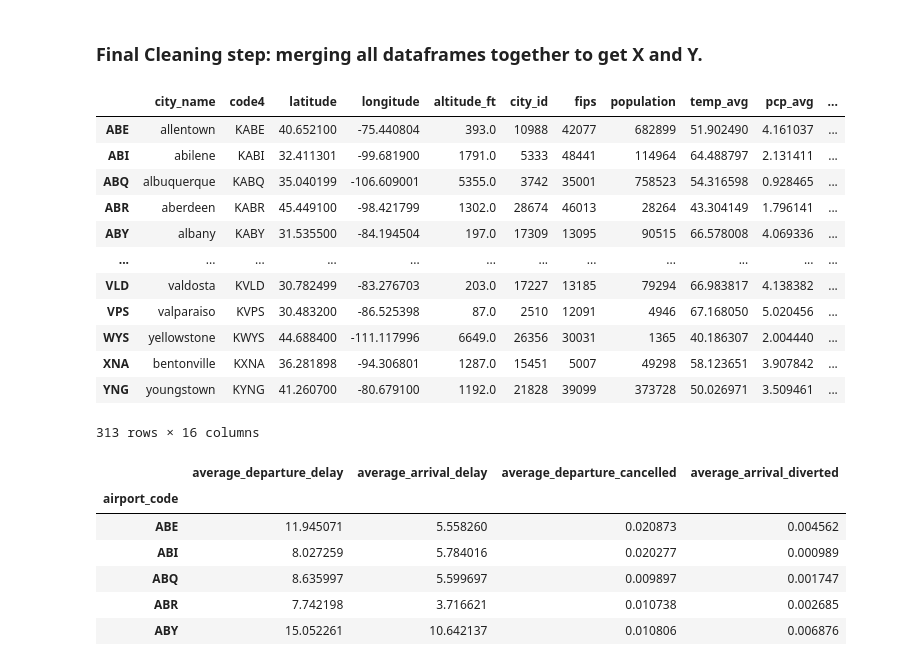
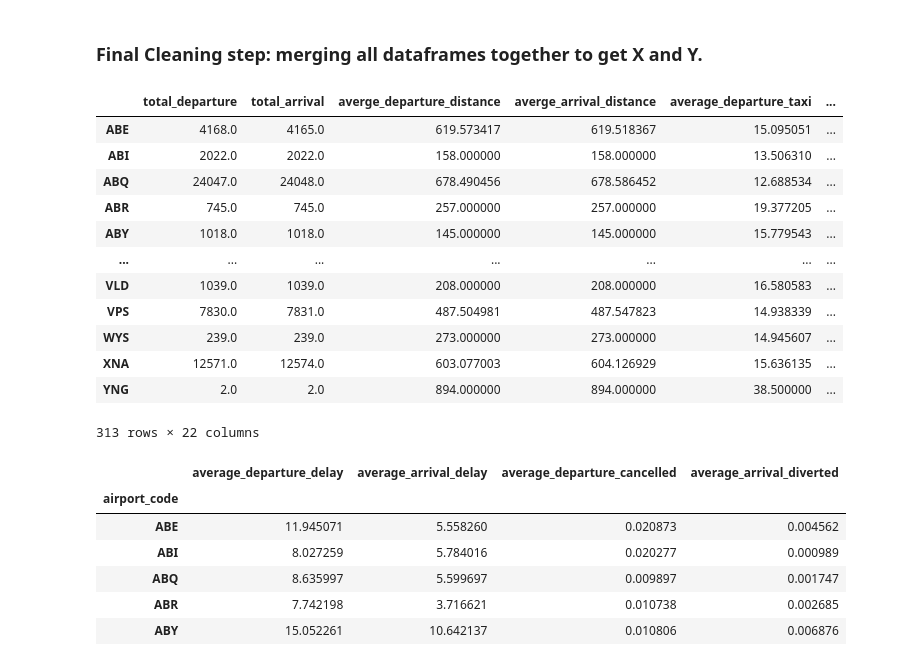
Before and after one commit to didyxdi/COGS108_final_project, a Jupyter notebook: Final Project.ipynb, the cells around one changed output. Cells and saved outputs as stored; diff of their text form; code cells hidden in the pictures.

```diff
--- a/Final Project.ipynb
+++ b/Final Project.ipynb
@@ -549,23 +549,23 @@ enplanements_df.head()
 # %% [markdown]
 ### Final Cleaning step: merging all dataframes together to get X and Y.
 # %%
-merged_X_df = pd.concat([airport_prop_df, bird_strike_final_df, enplanements_df, runway_final_df], axis=1, sort=False)
+merged_X_df = pd.concat([X,airport_prop_df, bird_strike_final_df, enplanements_df, runway_final_df], axis=1, sort=False)
 merged_X_df = merged_X_df.dropna()
 merged_X_df
 # %% [output]
-|  | city_name | code4 | latitude | longitude | altitude_ft | city_id | fips | population | temp_avg | pcp_avg | ... |
-| ABE | allentown | KABE | 40.652100 | -75.440804 | 393.0 | 10988 | 42077 | 682899 | 51.902490 | 4.161037 | ... |
-| ABI | abilene | KABI | 32.411301 | -99.681900 | 1791.0 | 5333 | 48441 | 114964 | 64.488797 | 2.131411 | ... |
-| ABQ | albuquerque | KABQ | 35.040199 | -106.609001 | 5355.0 | 3742 | 35001 | 758523 | 54.316598 | 0.928465 | ... |
-| ABR | aberdeen | KABR | 45.449100 | -98.421799 | 1302.0 | 28674 | 46013 | 28264 | 43.304149 | 1.796141 | ... |
-| ABY | albany | KABY | 31.535500 | -84.194504 | 197.0 | 17309 | 13095 | 90515 | 66.578008 | 4.069336 | ... |
-| ... | ... | ... | ... | ... | ... | ... | ... | ... | ... | ... | ... |
-| VLD | valdosta | KVLD | 30.782499 | -83.276703 | 203.0 | 17227 | 13185 | 79294 | 66.983817 | 4.138382 | ... |
-| VPS | valparaiso | KVPS | 30.483200 | -86.525398 | 87.0 | 2510 | 12091 | 4946 | 67.168050 | 5.020456 | ... |
-| WYS | yellowstone | KWYS | 44.688400 | -111.117996 | 6649.0 | 26356 | 30031 | 1365 | 40.186307 | 2.004440 | ... |
-| XNA | bentonville | KXNA | 36.281898 | -94.306801 | 1287.0 | 15451 | 5007 | 49298 | 58.123651 | 3.907842 | ... |
-| YNG | youngstown | KYNG | 41.260700 | -80.679100 | 1192.0 | 21828 | 39099 | 373728 | 50.026971 | 3.509461 | ... |
+|  | total_departure | total_arrival | averge_departure_distance | averge_arrival_distance | average_departure_taxi | ... |
+| ABE | 4168.0 | 4165.0 | 619.573417 | 619.518367 | 15.095051 | ... |
+| ABI | 2022.0 | 2022.0 | 158.000000 | 158.000000 | 13.506310 | ... |
+| ABQ | 24047.0 | 24048.0 | 678.490456 | 678.586452 | 12.688534 | ... |
+| ABR | 745.0 | 745.0 | 257.000000 | 257.000000 | 19.377205 | ... |
+| ABY | 1018.0 | 1018.0 | 145.000000 | 145.000000 | 15.779543 | ... |
+| ... | ... | ... | ... | ... | ... | ... |
+| VLD | 1039.0 | 1039.0 | 208.000000 | 208.000000 | 16.580583 | ... |
+| VPS | 7830.0 | 7831.0 | 487.504981 | 487.547823 | 14.938339 | ... |
+| WYS | 239.0 | 239.0 | 273.000000 | 273.000000 | 14.945607 | ... |
+| XNA | 12571.0 | 12574.0 | 603.077003 | 604.126929 | 15.636135 | ... |
+| YNG | 2.0 | 2.0 | 894.000000 | 894.000000 | 38.500000 | ... |
-313 rows × 16 columns
+313 rows × 22 columns
 # %%
 Y
 # %% [output]
```
Also changed, not shown: parts of 4 cells of this notebook.
